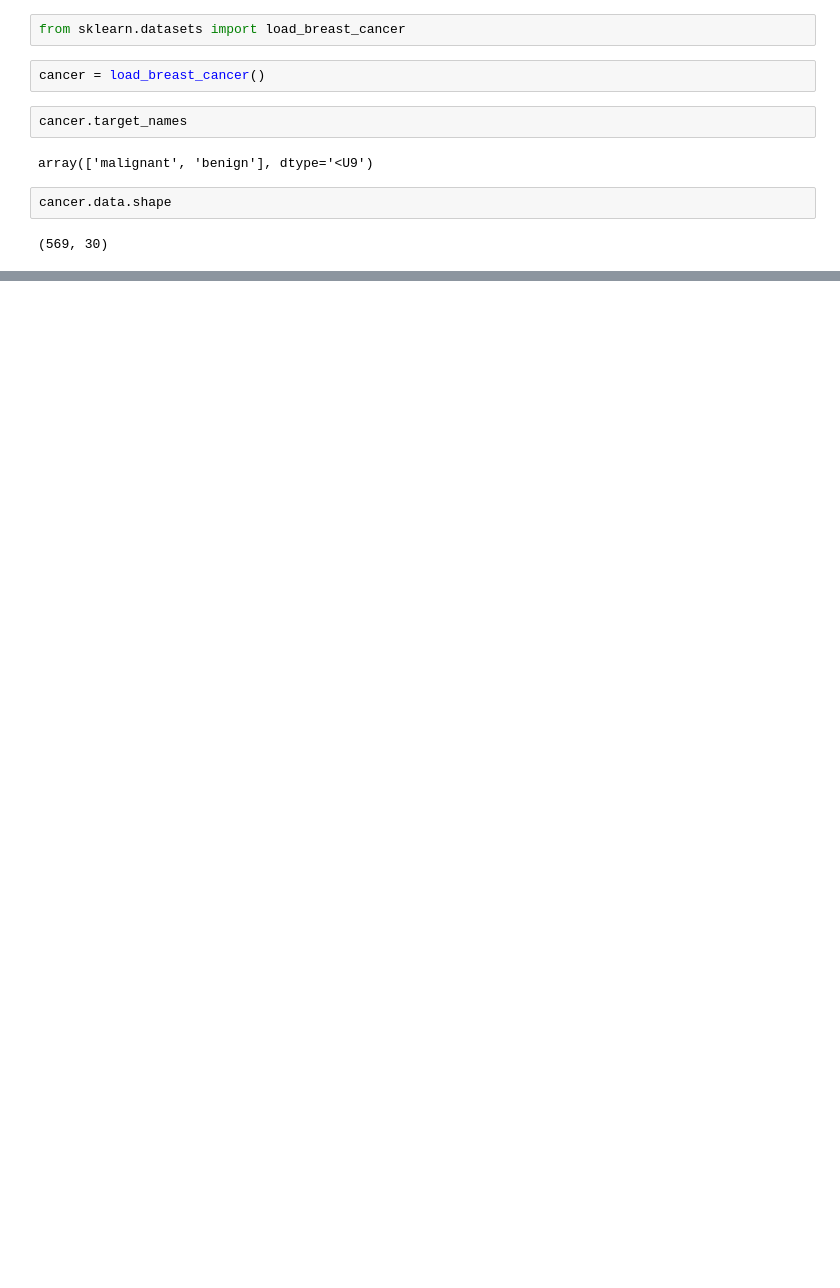
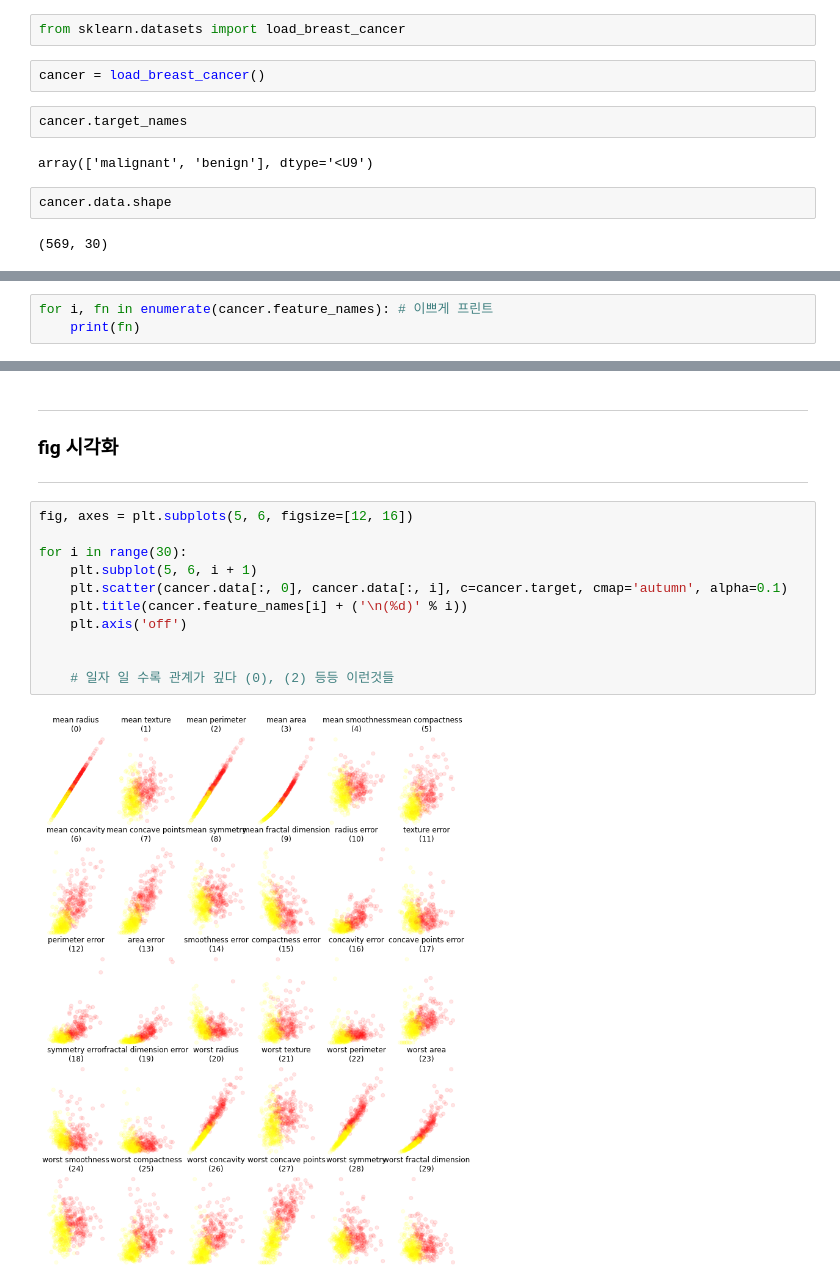
Before and after one commit to LOGRED/PCU_2022-1_deepLearning, a Jupyter notebook: 5d/2.ipynb, the cells around one changed output, grey strips where cells are left out. Drawn from its saved outputs; the diff is of its cells as text; blank space fills up the shorter version.

```diff
--- a/5d/2.ipynb
+++ b/5d/2.ipynb
@@ -37,3 +37,6 @@ array(['mean radius', 'mean texture', 'mean perimeter', 'mean area',
        'worst perimeter', 'worst area', 'worst smoothness',
        'worst compactness', 'worst concavity', 'worst concave points',
        'worst symmetry', 'worst fractal dimension'], dtype='<U23')
+# %%
+for i, fn in enumerate(cancer.feature_names): # 이쁘게 프린트
+    print(fn)
@@ -39,0 +61,17 @@ array(['mean radius', 'mean texture', 'mean perimeter', 'mean area',
+# %% [markdown]
+***
+### fig 시각화
+***
+# %%
+fig, axes = plt.subplots(5, 6, figsize=[12, 16])
+
+for i in range(30):
+    plt.subplot(5, 6, i + 1)
+    plt.scatter(cancer.data[:, 0], cancer.data[:, i], c=cancer.target, cmap='autumn', alpha=0.1)
+    plt.title(cancer.feature_names[i] + ('\n(%d)' % i))
+    plt.axis('off')
+
+
+    # 일자 일 수록 관계가 깊다 (0), (2) 등등 이런것들
+# %% [output]
+[figure, added]
```
Also changed, not shown: parts of 2 cells of this notebook.
